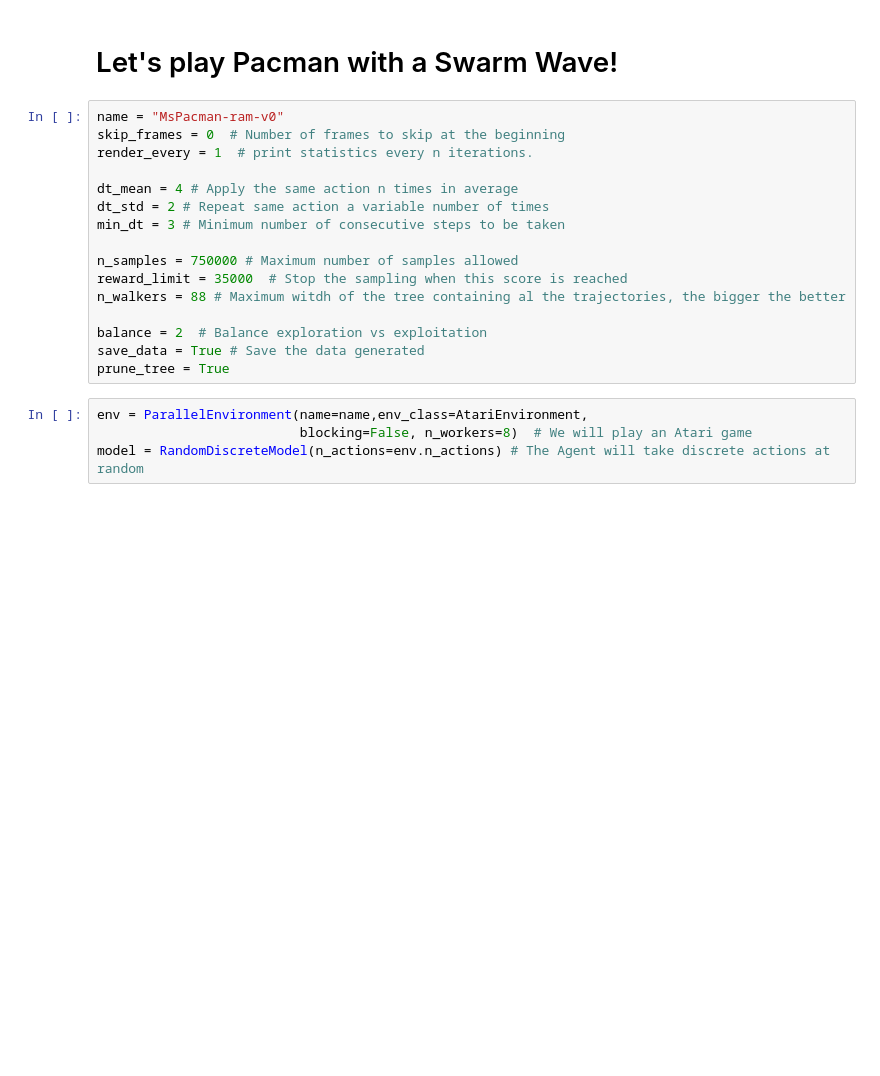
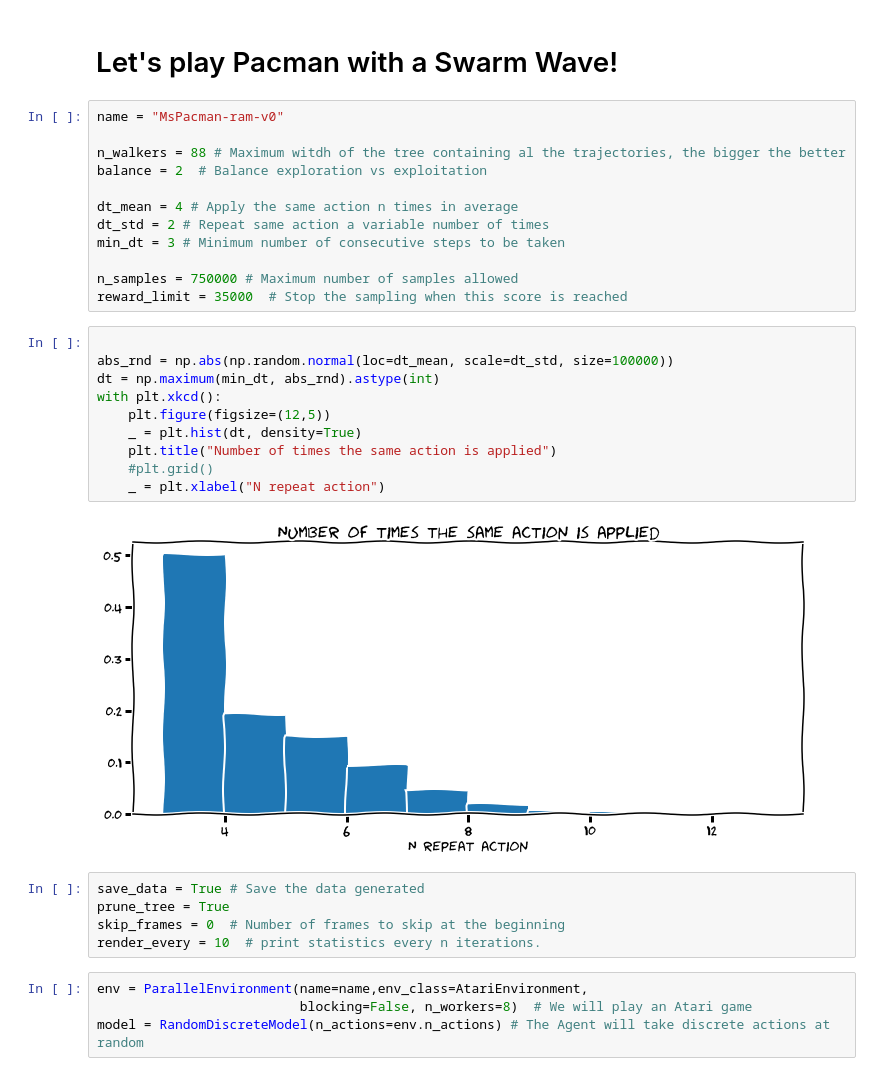
Before and after one commit to Guillemdb/hacking-rl, a Jupyter notebook: demo.ipynb, the cells around one changed output. Drawn from its saved outputs; the diff is of its cells as text; blank space fills up the shorter version.

Commit message:
Add graphs to demo

```diff
--- a/demo.ipynb
+++ b/demo.ipynb
@@ -8,8 +8,9 @@ import time
 # Let's play Pacman with a Swarm Wave!
 # %%
 name = "MsPacman-ram-v0"
-skip_frames = 0  # Number of frames to skip at the beginning
-render_every = 1  # print statistics every n iterations.
+
+n_walkers = 88 # Maximum witdh of the tree containing al the trajectories, the bigger the better
+balance = 2  # Balance exploration vs exploitation
 
 dt_mean = 4 # Apply the same action n times in average
 dt_std = 2 # Repeat same action a variable number of times
@@ -17,11 +18,23 @@ min_dt = 3 # Minimum number of consecutive steps to be taken
 
 n_samples = 750000 # Maximum number of samples allowed
 reward_limit = 35000  # Stop the sampling when this score is reached
-n_walkers = 88 # Maximum witdh of the tree containing al the trajectories, the bigger the better
-
-balance = 2  # Balance exploration vs exploitation
-save_data = True # Save the data generated
-prune_tree = True
+# %%
+
+abs_rnd = np.abs(np.random.normal(loc=dt_mean, scale=dt_std, size=100000))
+dt = np.maximum(min_dt, abs_rnd).astype(int)
+with plt.xkcd():
+    plt.figure(figsize=(12,5))
+    _ = plt.hist(dt, density=True)
+    plt.title("Number of times the same action is applied")
+    #plt.grid()
+    _ = plt.xlabel("N repeat action")
+# %% [output]
+[figure, added]
+# %%
+save_data = True # Save the data generated
+prune_tree = True
+skip_frames = 0  # Number of frames to skip at the beginning
+render_every = 10  # print statistics every n iterations.
 # %%
 env = ParallelEnvironment(name=name,env_class=AtariEnvironment,
                           blocking=False, n_workers=8)  # We will play an Atari game
```
Also changed, not shown: parts of 8 cells of this notebook, 1 other file.
